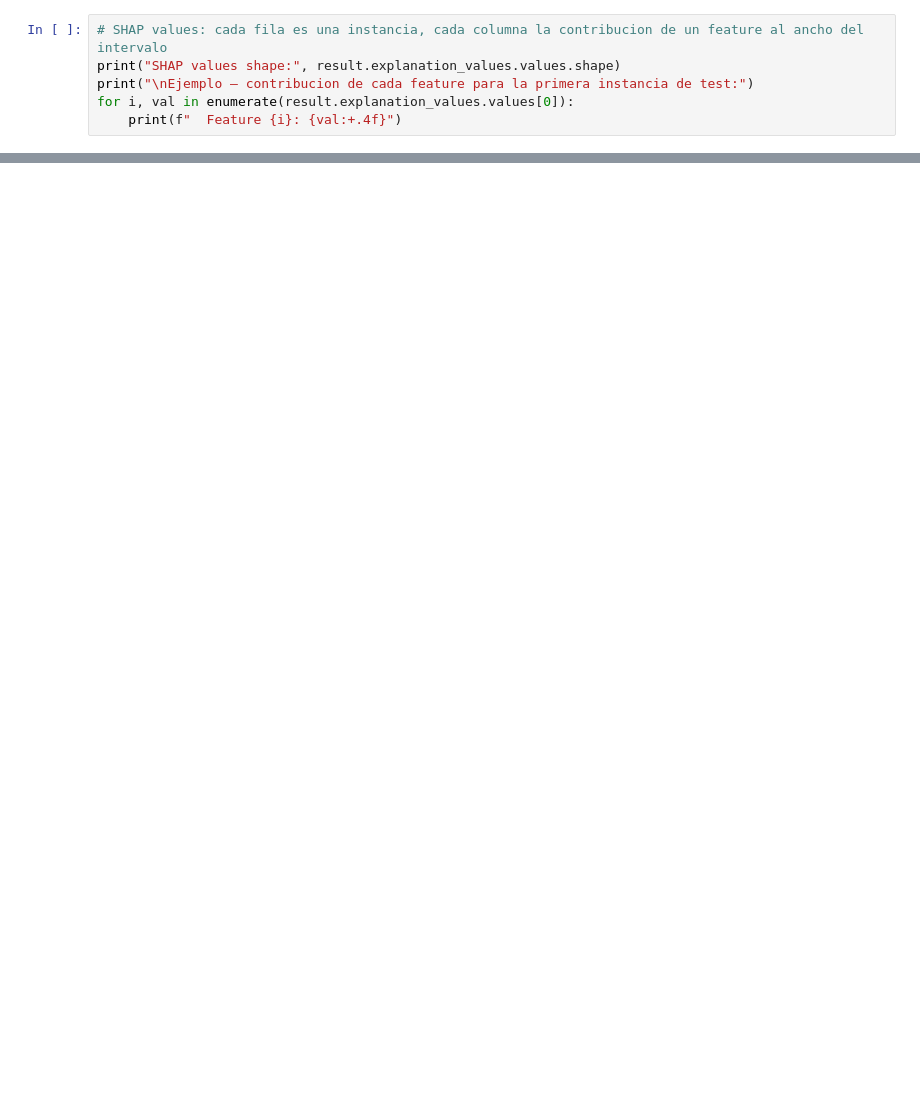
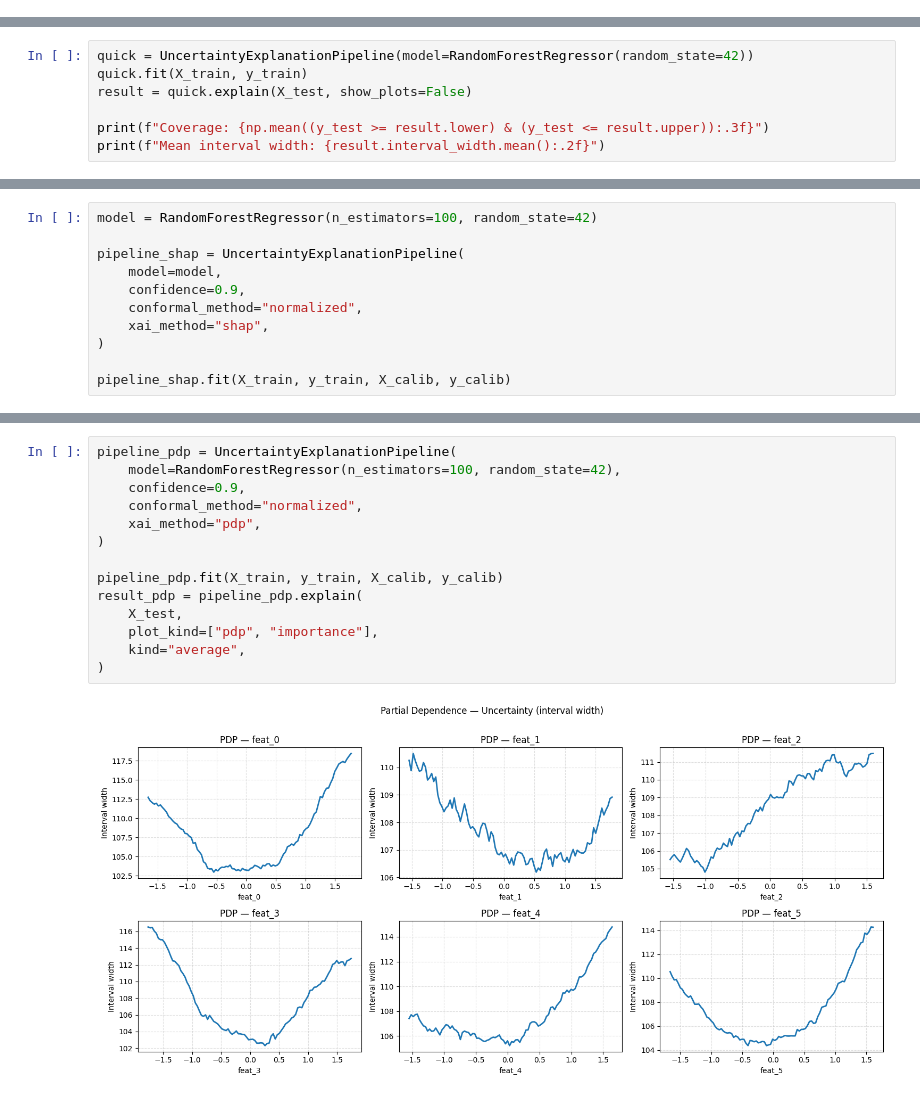
Before and after one commit to torodriguezt/uxplain, a Jupyter notebook: demo.ipynb, the cells around one changed output, grey strips where cells are left out. Drawn from its saved outputs; the diff is of its cells as text; blank space fills up the shorter version.

```diff
--- a/demo.ipynb
+++ b/demo.ipynb
@@ -87,6 +13,0 @@ Intervalo max: 210.12
-# %%
-# SHAP values: cada fila es una instancia, cada columna la contribucion de un feature al ancho del intervalo
-print("SHAP values shape:", result.explanation_values.values.shape)
-print("\nEjemplo — contribucion de cada feature para la primera instancia de test:")
-for i, val in enumerate(result.explanation_values.values[0]):
-    print(f"  Feature {i}: {val:+.4f}")
@@ -131,0 +50,7 @@ Intervalo max: 210.12
+# %%
+quick = UncertaintyExplanationPipeline(model=RandomForestRegressor(random_state=42))
+quick.fit(X_train, y_train)
+result = quick.explain(X_test, show_plots=False)
+
+print(f"Coverage: {np.mean((y_test >= result.lower) & (y_test <= result.upper)):.3f}")
+print(f"Mean interval width: {result.interval_width.mean():.2f}")
@@ -131,0 +69,11 @@ Intervalo max: 210.12
+# %%
+model = RandomForestRegressor(n_estimators=100, random_state=42)
+
+pipeline_shap = UncertaintyExplanationPipeline(
+    model=model,
+    confidence=0.9,
+    conformal_method="normalized",
+    xai_method="shap",
+)
+
+pipeline_shap.fit(X_train, y_train, X_calib, y_calib)
@@ -131,0 +104,16 @@ Intervalo max: 210.12
+# %%
+pipeline_pdp = UncertaintyExplanationPipeline(
+    model=RandomForestRegressor(n_estimators=100, random_state=42),
+    confidence=0.9,
+    conformal_method="normalized",
+    xai_method="pdp",
+)
+
+pipeline_pdp.fit(X_train, y_train, X_calib, y_calib)
+result_pdp = pipeline_pdp.explain(
+    X_test,
+    plot_kind=["pdp", "importance"],
+    kind="average",
+)
+# %% [output]
+[figure, added]
```
Also changed, not shown: parts of 44 cells of this notebook.
